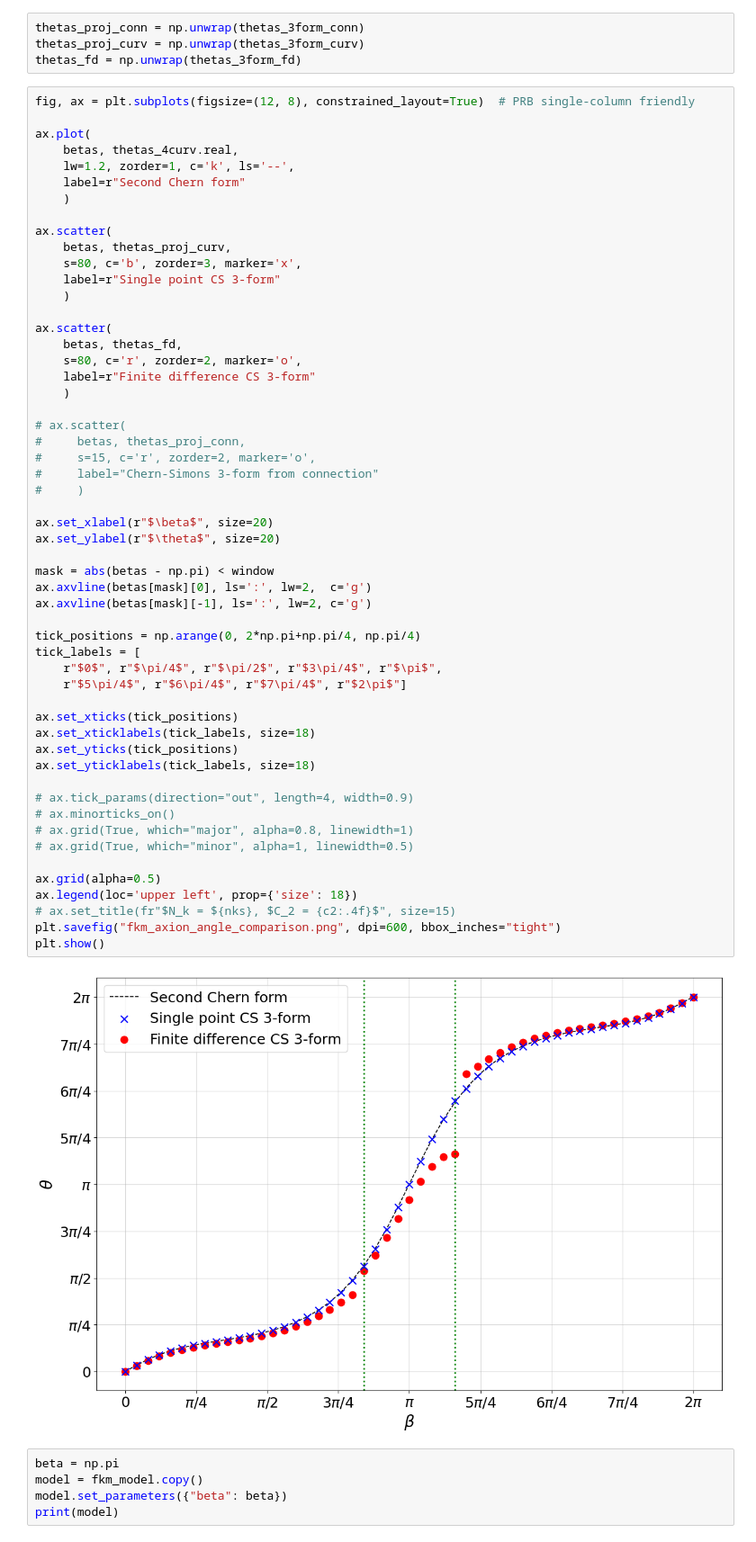
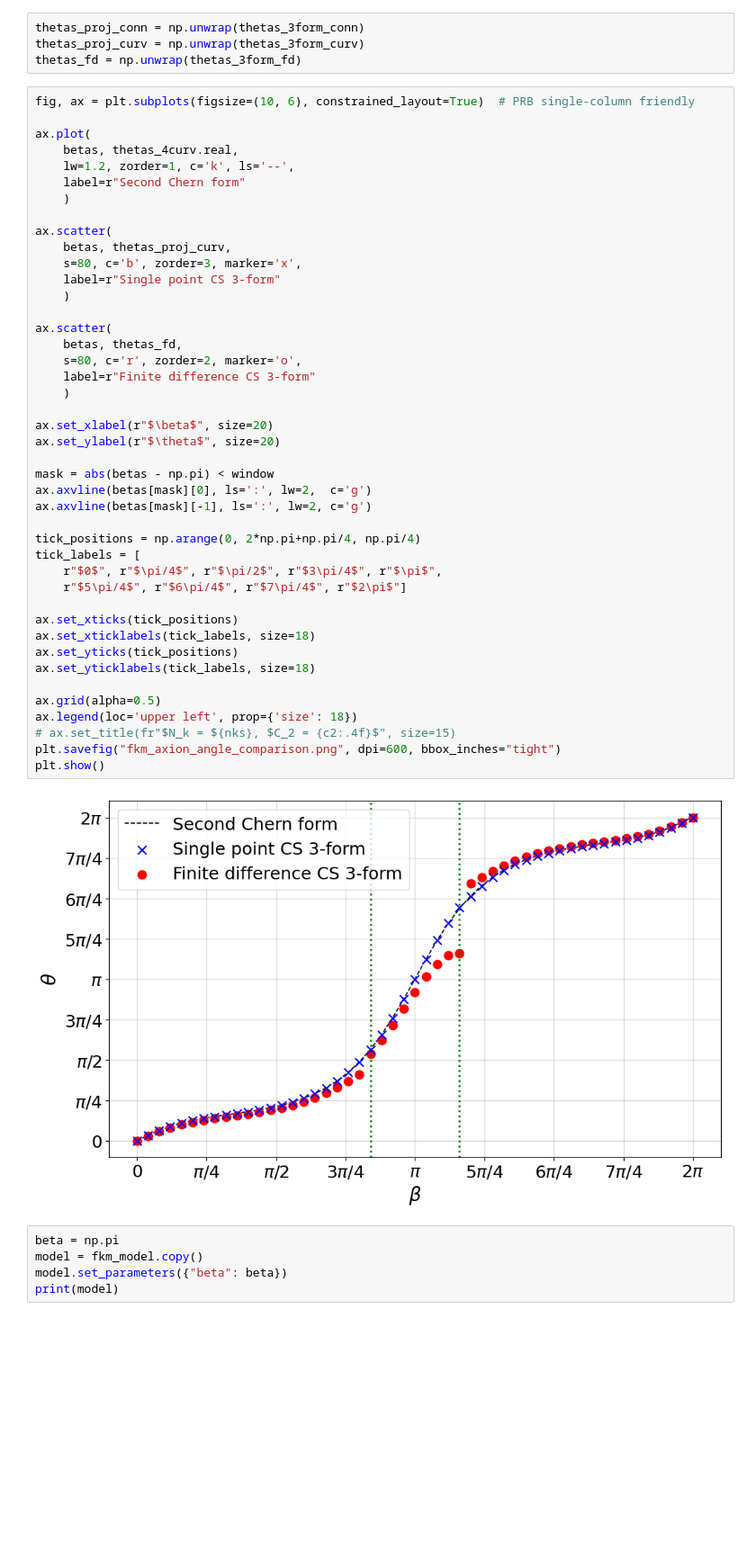
Before and after one commit to treycole/projection-connection, a Jupyter notebook: calculations/fkm_proj.ipynb, the cells around one changed output. Shown at 90% size. Saved outputs shown, nothing was run; the diff lists cells and outputs as text; blank space fills up the shorter version.

```diff
--- a/calculations/fkm_proj.ipynb
+++ b/calculations/fkm_proj.ipynb
@@ -205,7 +205,7 @@ thetas_proj_conn = np.unwrap(thetas_3form_conn)
 thetas_proj_curv = np.unwrap(thetas_3form_curv)
 thetas_fd = np.unwrap(thetas_3form_fd)
 # %%
-fig, ax = plt.subplots(figsize=(12, 8), constrained_layout=True)  # PRB single-column friendly
+fig, ax = plt.subplots(figsize=(10, 6), constrained_layout=True)  # PRB single-column friendly
 
 ax.plot(
     betas, thetas_4curv.real,
@@ -221,45 +221,34 @@ ax.scatter(
 
 ax.scatter(
     betas, thetas_fd,
     s=80, c='r', zorder=2, marker='o',
     label=r"Finite difference CS 3-form"
     )
 
-# ax.scatter(
-#     betas, thetas_proj_conn,
-#     s=15, c='r', zorder=2, marker='o',
-#     label="Chern-Simons 3-form from connection"
-#     )
-
 ax.set_xlabel(r"$\beta$", size=20)
 ax.set_ylabel(r"$\theta$", size=20)
 
 mask = abs(betas - np.pi) < window
 ax.axvline(betas[mask][0], ls=':', lw=2,  c='g')
 ax.axvline(betas[mask][-1], ls=':', lw=2, c='g')
 
 tick_positions = np.arange(0, 2*np.pi+np.pi/4, np.pi/4)
 tick_labels = [
     r"$0$", r"$\pi/4$", r"$\pi/2$", r"$3\pi/4$", r"$\pi$",
     r"$5\pi/4$", r"$6\pi/4$", r"$7\pi/4$", r"$2\pi$"]
 
 ax.set_xticks(tick_positions)
 ax.set_xticklabels(tick_labels, size=18)
 ax.set_yticks(tick_positions)
 ax.set_yticklabels(tick_labels, size=18)
 
-# ax.tick_params(direction="out", length=4, width=0.9)
-# ax.minorticks_on()
-# ax.grid(True, which="major", alpha=0.8, linewidth=1)
-# ax.grid(True, which="minor", alpha=1, linewidth=0.5)
-
 ax.grid(alpha=0.5)
 ax.legend(loc='upper left', prop={'size': 18})
 # ax.set_title(fr"$N_k = ${nks}, $C_2 = {c2:.4f}$", size=15)
 plt.savefig("fkm_axion_angle_comparison.png", dpi=600, bbox_inches="tight")
 plt.show()
 # %% [output]
-[figure, old version]
+[figure, new version]
 # %%
 beta = np.pi
 model = fkm_model.copy()
```
Also changed, not shown: 19 other files.
